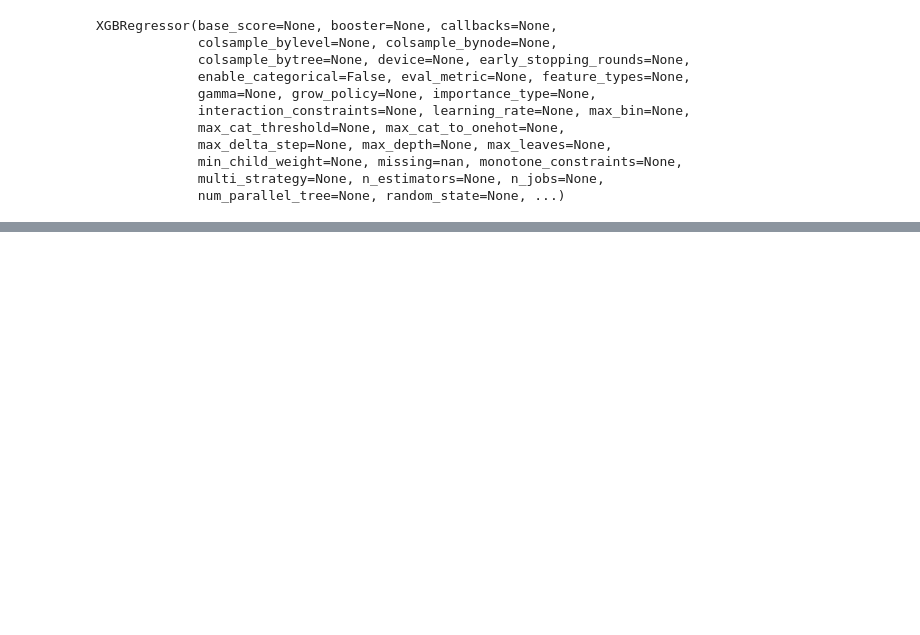
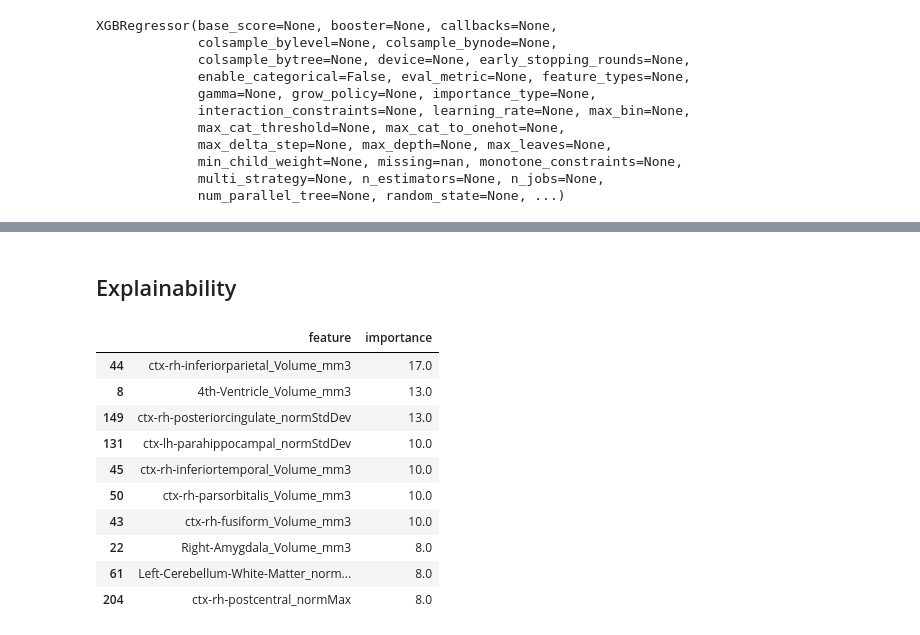
Before and after one commit to damianpolakpjwstk/dsc-2023-mri-classification, a Jupyter notebook: xgboost_modelling/train_evaluate_xgboost.ipynb, the cells around one changed output, grey strips where cells are left out. Cells and saved outputs as stored; diff of their text form; code cells hidden in the pictures; blank space fills up the shorter version.

```diff
--- a/xgboost_modelling/train_evaluate_xgboost.ipynb
+++ b/xgboost_modelling/train_evaluate_xgboost.ipynb
@@ -11,7 +11,7 @@ from sklearn.metrics import mean_squared_error, mean_absolute_error, r2_score
 ## Data preparation
 # %%
 y_columns = ["AGE", "SEX_ID (1=m, 2=f)"]
-drop_columns = ["Subject", "HEIGHT", "ETHNIC_ID", "MARITAL_ID", "OCCUPATION_ID", "QUALIFICATION_ID", "DOB", "DATE_AVAILABLE", "STUDY_DATE"]
+drop_columns = ["Unnamed: 0", "Subject", "HEIGHT", "ETHNIC_ID", "WEIGHT", "MARITAL_ID", "OCCUPATION_ID", "QUALIFICATION_ID", "DOB", "DATE_AVAILABLE", "STUDY_DATE"]
 # %%
 df_main = pd.read_csv(r"ixi_tabular.csv").dropna()
 df_main = df_main.drop(columns=drop_columns)
@@ -50,8 +50,8 @@ le.fit(train_y["SEX_ID (1=m, 2=f)"])
 train_y_classification = le.transform(train_y["SEX_ID (1=m, 2=f)"])
 val_y_classification = le.transform(valid_y["SEX_ID (1=m, 2=f)"])
 # %%
-model_xgboost = xgb.XGBClassifier()
-model_xgboost.fit(train_X, train_y_classification)
+model_classification = xgb.XGBClassifier()
+model_classification.fit(train_X, train_y_classification)
 # %% [output]
 XGBClassifier(base_score=None, booster=None, callbacks=None,
               colsample_bylevel=None, colsample_bynode=None,
@@ -76,8 +78,8 @@ Validation balanced accuracy: 0.7697058823529412
 # %%
-model = xgb.XGBRegressor()
+model_regression = xgb.XGBRegressor()
 train_y = train_y["AGE"].to_numpy()
 val_y = valid_y["AGE"].to_numpy()
-model.fit(train_X, train_y)
+model_regression.fit(train_X, train_y)
 # %% [output]
 XGBRegressor(base_score=None, booster=None, callbacks=None,
              colsample_bylevel=None, colsample_bynode=None,
@@ -125,0 +128,32 @@ array([[39.50761032, 41.229295  ],
+# %% [markdown]
+## Explainability
+# %%
+def get_xgboost_explanations(model, columns: list[str, ...]) -> pd.DataFrame:
+    """
+    Get feature importance from XGBoost model and return a dataframe containing the 10 most important features.
+
+    :param model: XGBoost model object.
+    :param columns: List of column names.
+    :return: 10 most important features.
+    """
+    explainations = []
+    for col, val in model.get_booster().get_score().items():
+        col_id = int(str(col)[1:])
+        col_name = columns[col_id]
+        explainations.append({"feature": col_name, "importance": val})
+    explain_df = pd.DataFrame(explainations).sort_values("importance", ascending=False)
+    return explain_df.head(10)
+# %%
+get_xgboost_explanations(model_classification, train_df.drop(columns=y_columns).columns)
+# %% [output]
+|  | feature | importance |
+| 44 | ctx-rh-inferiorparietal_Volume_mm3 | 17.0 |
+| 8 | 4th-Ventricle_Volume_mm3 | 13.0 |
+| 149 | ctx-rh-posteriorcingulate_normStdDev | 13.0 |
+| 131 | ctx-lh-parahippocampal_normStdDev | 10.0 |
+| 45 | ctx-rh-inferiortemporal_Volume_mm3 | 10.0 |
+| 50 | ctx-rh-parsorbitalis_Volume_mm3 | 10.0 |
+| 43 | ctx-rh-fusiform_Volume_mm3 | 10.0 |
+| 22 | Right-Amygdala_Volume_mm3 | 8.0 |
+| 61 | Left-Cerebellum-White-Matter_norm... | 8.0 |
+| 204 | ctx-rh-postcentral_normMax | 8.0 |
```
Also changed, not shown: parts of 6 cells of this notebook, 4 other files.
